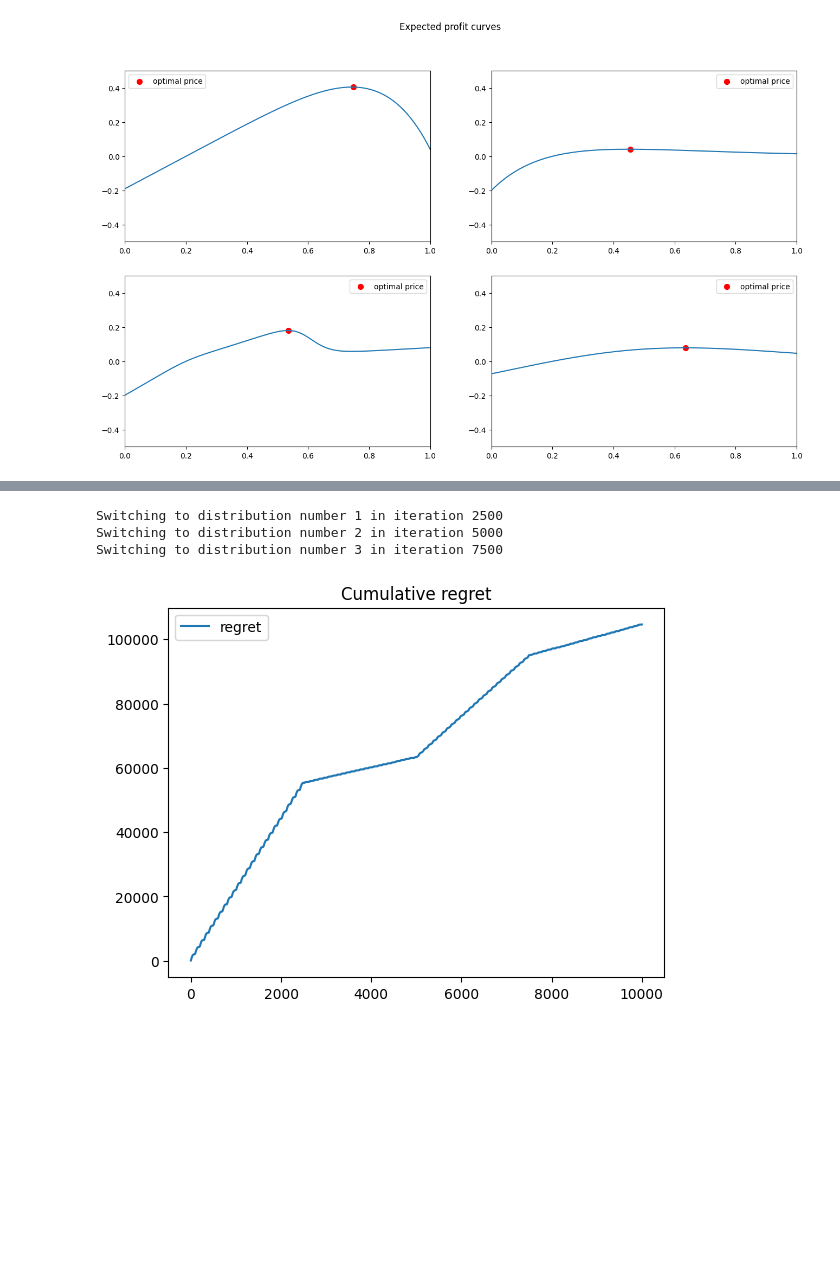
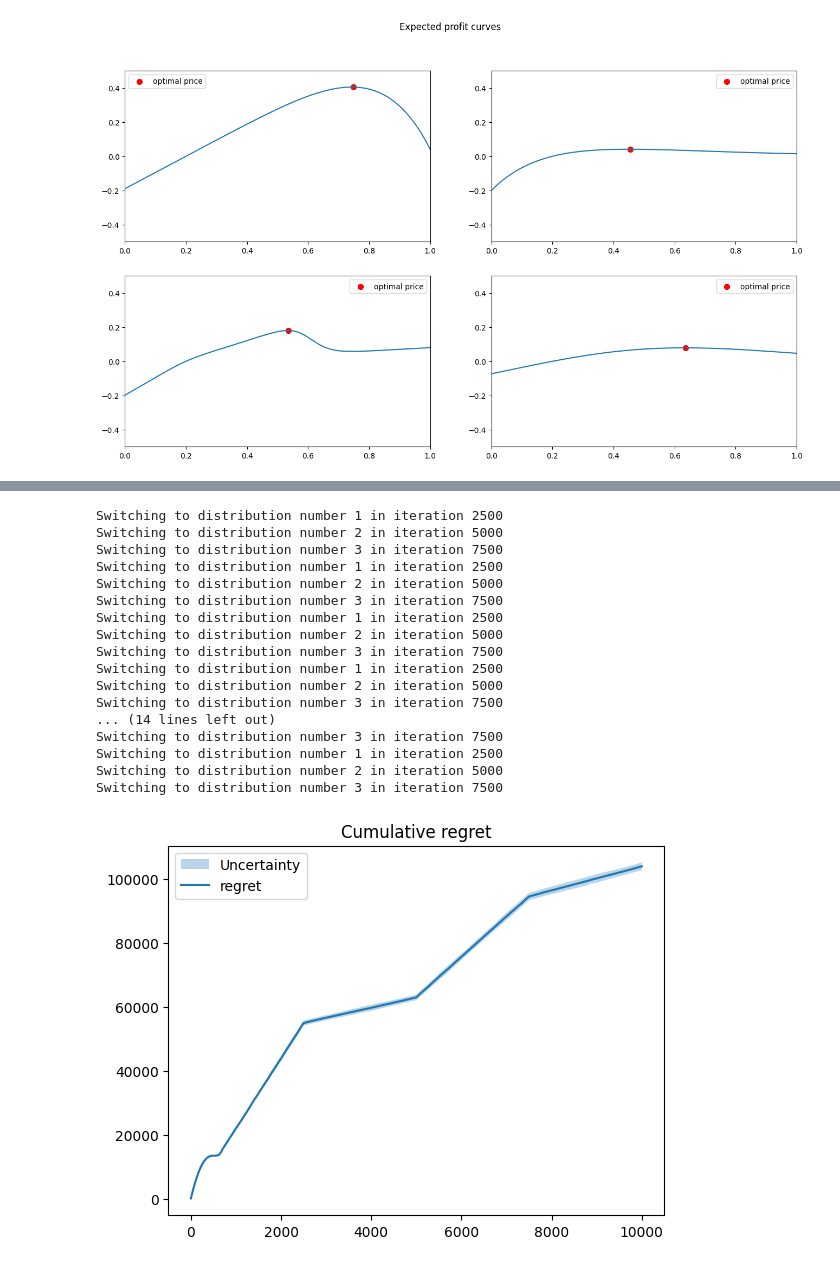
Before and after one commit to manuu1311/OLA-project, a Jupyter notebook: Deliverables/Requirement3/prova.ipynb, the cells around one changed output, grey strips where cells are left out. Saved outputs shown, nothing was run; the diff lists cells and outputs as text; code cells hidden in the pictures; blank space fills up the shorter version.

```diff
--- a/Deliverables/Requirement3/prova.ipynb
+++ b/Deliverables/Requirement3/prova.ipynb
@@ -56,47 +122,73 @@ Best_price for demand curve number 3: 0.6363636363636365
 # %%
 np.seterr('ignore')
 T=10000
 num_cust=100
 discretization=100
 prices=np.linspace(0,1,discretization)
 indexes=[int(T/4),int(2*T/4),int(3*T/4),T+1]
-pulls=np.array([])
-rewards=np.array([])
-clair_reward=np.array([])
-env=PricingEnvironment(norm_dem_curves,cost,indexes)
-agent=SWUCBAgent(100,T,int(np.sqrt(T)),prices)
+
+h = 2*np.log(T/4)
+M = int(np.log(T/4))
+
+
+regret_per_trial=[]
+seeds=[3,20,19,41,1,22,15,102,25,13]
 
 #get clairvoyant
 clair_prices=np.zeros(T)
 clair_prices[0:indexes[0]]=best_prices[0]
 clair_prices[indexes[0]:indexes[1]]=best_prices[1]
 clair_prices[indexes[1]:indexes[2]]=best_prices[2]
 clair_prices[indexes[2]:indexes[3]]=best_prices[3]
 
+for seed in seeds:
+    np.random.seed(seed)
+    agent=CUSUMUCBAgent(100,T,M,h,prices)
+    env=PricingEnvironment(norm_dem_curves,cost,indexes)
+    pulls=np.array([])
+    rewards=np.array([])
+    clair_reward=np.array([])
+    for t in range(T):
+        p_t = agent.pull_arm()
+        d_t, r_t = env.round(p_t, num_cust,debug=False)
+        agent.update(r_t/num_cust)
+        rewards = np.append(rewards, r_t)
+        pulls=np.append(pulls,p_t)
+        dc,rc=env.round(clair_prices[t],num_cust,clairvoyant=True)
+        clair_reward = np.append(clair_reward, rc)
+    cumulative_regret=np.cumsum(clair_reward-rewards)
+    regret_per_trial.append(cumulative_regret)
 
+regret_per_trial = np.array(regret_per_trial)
 
-for t in range(T):
-    p_t = agent.pull_arm()
-    d_t, r_t = env.round(p_t, num_cust,debug=True)
-    agent.update(r_t/num_cust)
-    rewards = np.append(rewards, r_t)
-    pulls=np.append(pulls,p_t)
-    dc,rc=env.round(clair_prices[t],num_cust,clairvoyant=True)
-    clair_reward = np.append(clair_reward, rc)
+average_regret = regret_per_trial.mean(axis=0)
+regret_sd = regret_per_trial.std(axis=0)
+n_trials=1
+plt.fill_between(np.arange(T),average_regret-regret_sd/np.sqrt(n_trials),average_regret+regret_sd/np.sqrt(n_trials),alpha=0.3,label='Uncertainty')
 
-
-
-cum_clair_reward=np.cumsum(clair_reward)
-cum_reward=np.cumsum(rewards)
-plt.plot(cum_clair_reward-cum_reward,label='regret')
+plt.plot(average_regret,label='regret')
 plt.title('Cumulative regret')
 plt.legend()
 plt.show()
 # %% [output]
 Switching to distribution number 1 in iteration 2500
 Switching to distribution number 2 in iteration 5000
 Switching to distribution number 3 in iteration 7500
+Switching to distribution number 1 in iteration 2500
+Switching to distribution number 2 in iteration 5000
+Switching to distribution number 3 in iteration 7500
+Switching to distribution number 1 in iteration 2500
+Switching to distribution number 2 in iteration 5000
+Switching to distribution number 3 in iteration 7500
+Switching to distribution number 1 in iteration 2500
+Switching to distribution number 2 in iteration 5000
+Switching to distribution number 3 in iteration 7500
+... (14 lines left out)
+Switching to distribution number 3 in iteration 7500
+Switching to distribution number 1 in iteration 2500
+Switching to distribution number 2 in iteration 5000
+Switching to distribution number 3 in iteration 7500
-[figure, old version]
+[figure, new version]
 # %%
 fig,axs=plt.subplots(2,2,figsize=(18,6))
 axs=axs.reshape(-1)
```
Also changed, not shown: parts of 6 cells of this notebook.
